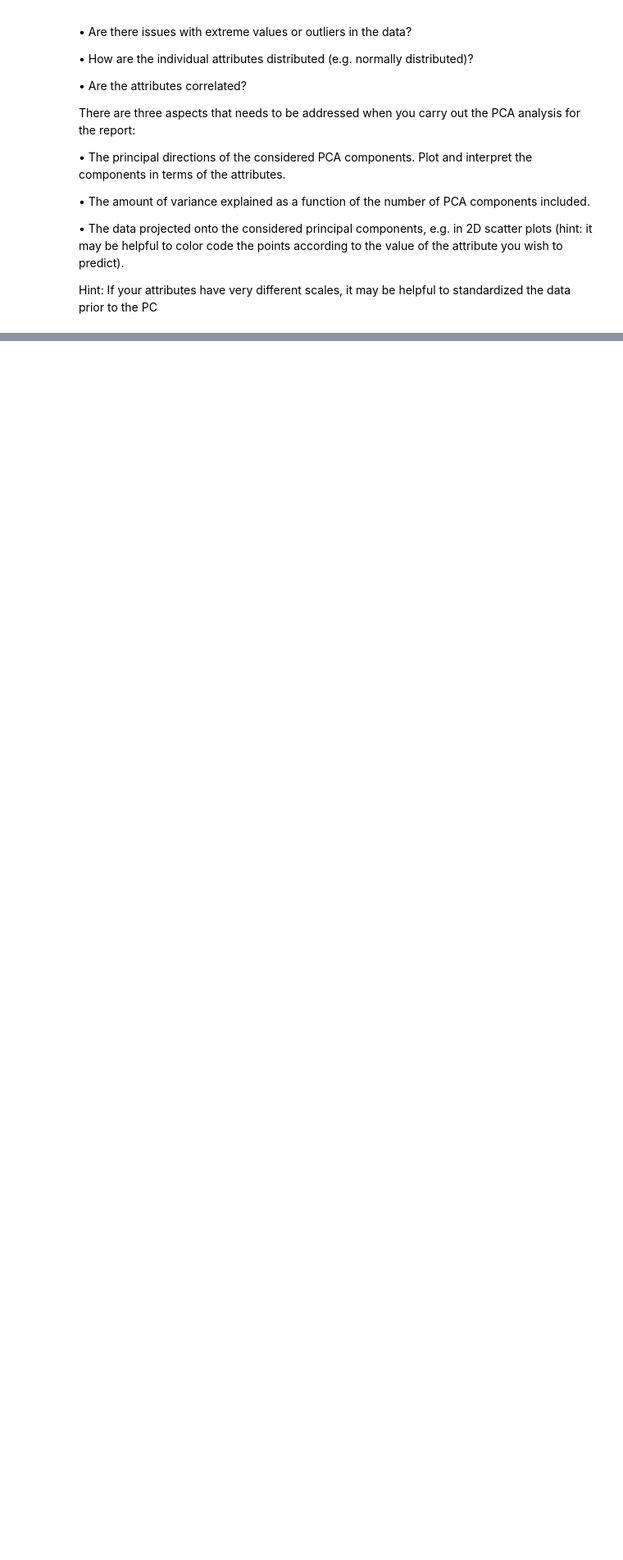
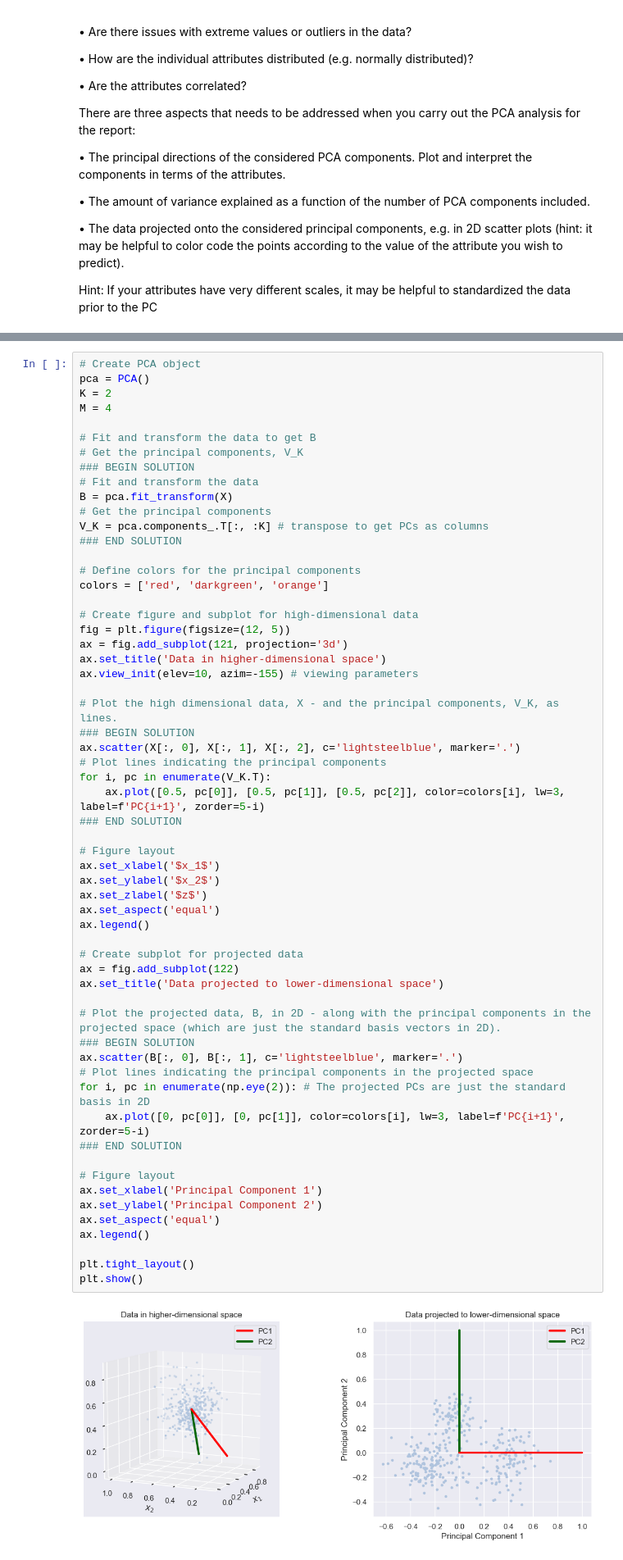
Before and after one commit to frejaroed/machine-learning-project-1, a Jupyter notebook: main.ipynb, the cells around one changed output, grey strips where cells are left out. Shown at 82% size. Cells and saved outputs as stored; diff of their text form; blank space fills up the shorter version.

```diff
--- a/main.ipynb
+++ b/main.ipynb
@@ -147,0 +175,61 @@ data prior to the PC
+# %%
+# Create PCA object
+pca = PCA()
+K = 2
+M = 4
+
+# Fit and transform the data to get B
+# Get the principal components, V_K
+### BEGIN SOLUTION
+# Fit and transform the data
+B = pca.fit_transform(X)
+# Get the principal components
+V_K = pca.components_.T[:, :K] # transpose to get PCs as columns
+### END SOLUTION
+
+# Define colors for the principal components
+colors = ['red', 'darkgreen', 'orange']
+
+# Create figure and subplot for high-dimensional data
+fig = plt.figure(figsize=(12, 5))
+ax = fig.add_subplot(121, projection='3d')
+ax.set_title('Data in higher-dimensional space')
+ax.view_init(elev=10, azim=-155) # viewing parameters
+
+# Plot the high dimensional data, X - and the principal components, V_K, as lines.
+### BEGIN SOLUTION
+ax.scatter(X[:, 0], X[:, 1], X[:, 2], c='lightsteelblue', marker='.')
+# Plot lines indicating the principal components
+for i, pc in enumerate(V_K.T):
+    ax.plot([0.5, pc[0]], [0.5, pc[1]], [0.5, pc[2]], color=colors[i], lw=3, label=f'PC{i+1}', zorder=5-i)
+### END SOLUTION
+
+# Figure layout
+ax.set_xlabel('$x_1$')
+ax.set_ylabel('$x_2$')
+ax.set_zlabel('$z$')
+ax.set_aspect('equal')
+ax.legend()
+
+# Create subplot for projected data
+ax = fig.add_subplot(122)
+ax.set_title('Data projected to lower-dimensional space')
+
+# Plot the projected data, B, in 2D - along with the principal components in the projected space (which are just the standard basis vectors in 2D).
+### BEGIN SOLUTION
+ax.scatter(B[:, 0], B[:, 1], c='lightsteelblue', marker='.')
+# Plot lines indicating the principal components in the projected space
+for i, pc in enumerate(np.eye(2)): # The projected PCs are just the standard basis in 2D
+    ax.plot([0, pc[0]], [0, pc[1]], color=colors[i], lw=3, label=f'PC{i+1}', zorder=5-i)
+### END SOLUTION
+
+# Figure layout
+ax.set_xlabel('Principal Component 1')
+ax.set_ylabel('Principal Component 2')
+ax.set_aspect('equal')
+ax.legend()
+
+plt.tight_layout()
+plt.show()
+# %% [output]
+[figure, added]
```
Also changed, not shown: parts of 13 cells of this notebook.
